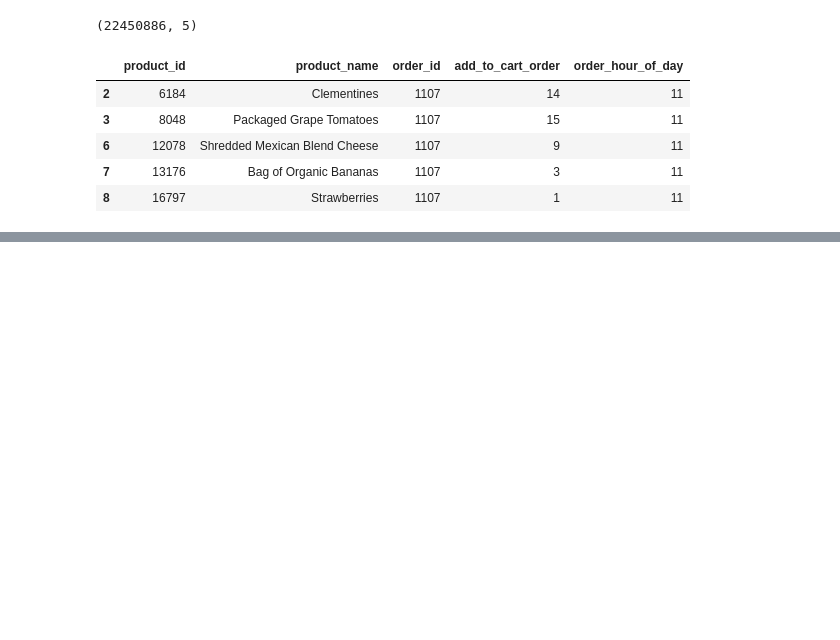
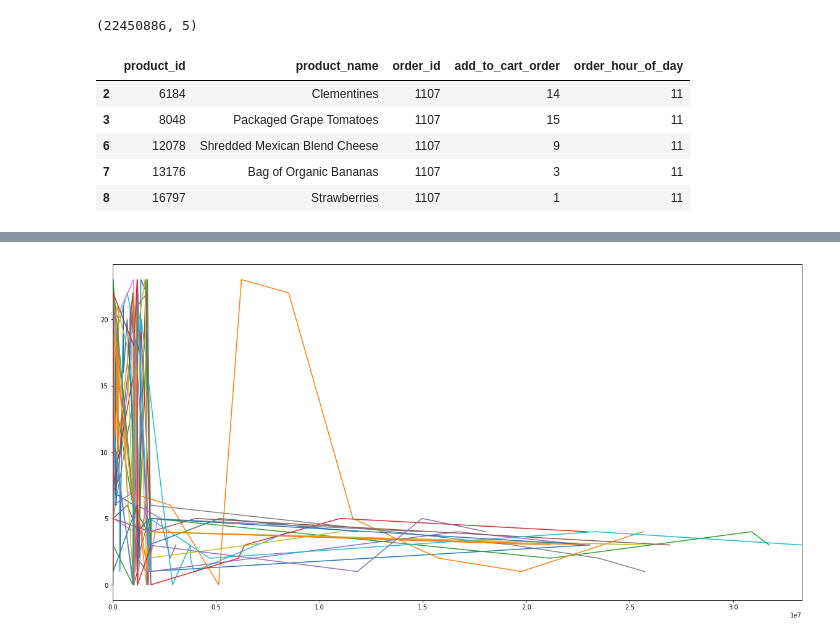
Before and after one commit to ngriggs/DS-Unit-1-Sprint-2-Data-Wrangling-and-Storytelling, a Jupyter notebook: module1-join-and-reshape-data/LS_DS_121_Join_and_Reshape_Data.ipynb, the cells around one changed output, grey strips where cells are left out. Drawn from its saved outputs; the diff is of its cells as text; code cells hidden in the pictures; blank space fills up the shorter version.

```diff
--- a/module1-join-and-reshape-data/LS_DS_121_Join_and_Reshape_Data.ipynb
+++ b/module1-join-and-reshape-data/LS_DS_121_Join_and_Reshape_Data.ipynb
@@ -863,0 +825,4 @@ KeyError: ignored
+# %%
+df_early.groupby('product_name')['order_hour_of_day'].plot(figsize=(20,10));
+# %% [output]
+[figure, added]
```
Also changed, not shown: parts of 30 cells of this notebook.
